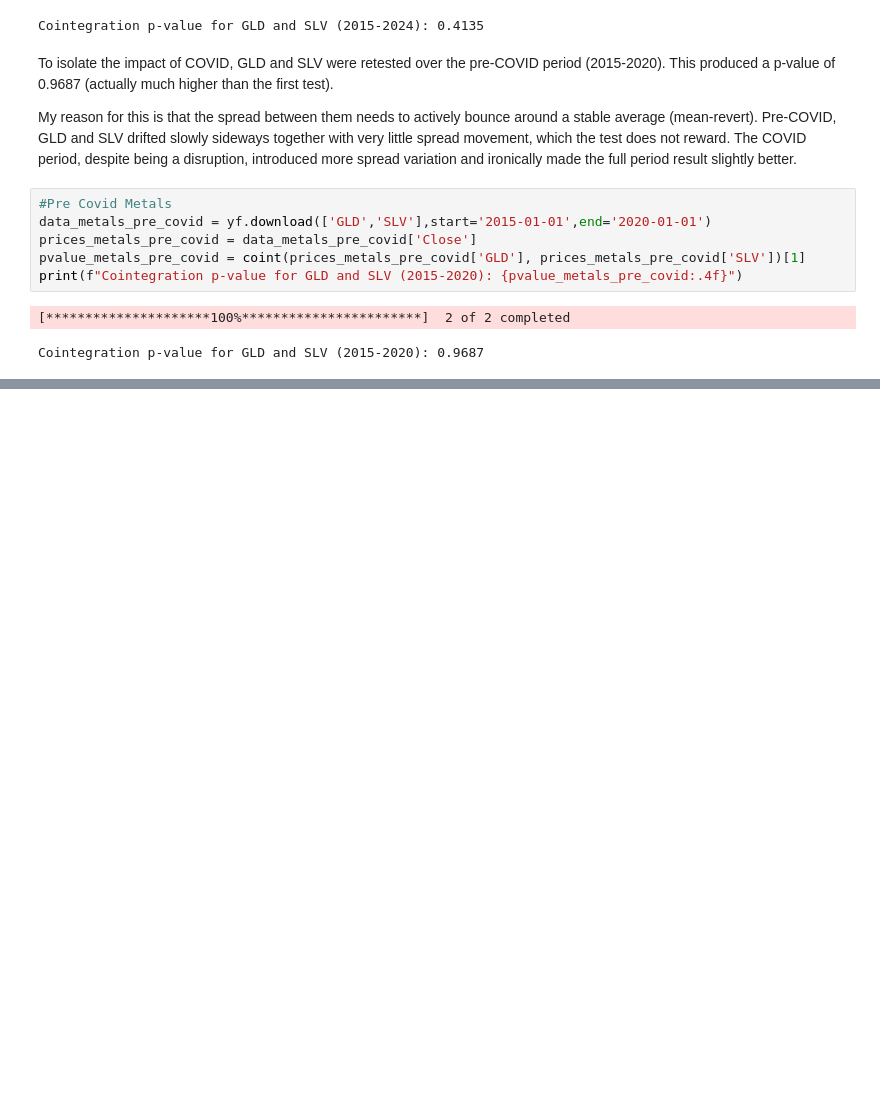
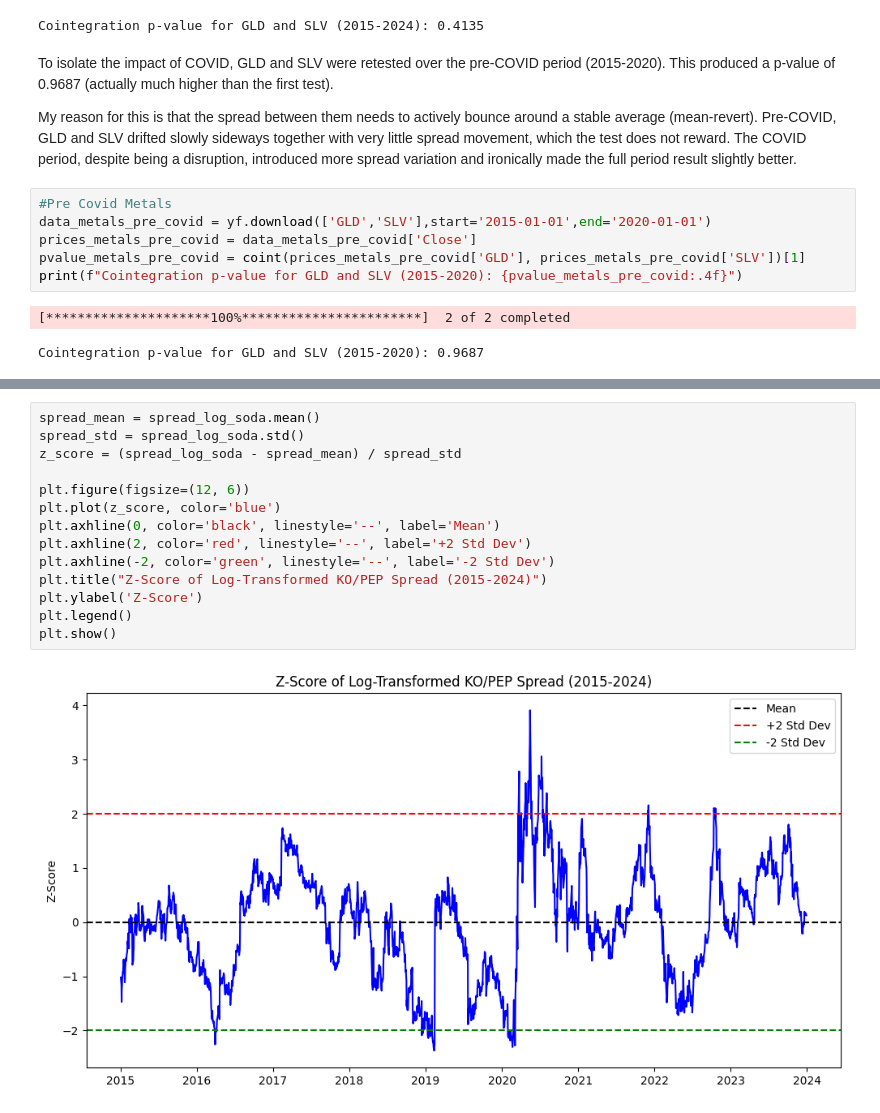
Before and after one commit to jonklein2007-hue/python-finance, a Jupyter notebook: projects/pair_trading.ipynb, the cells around one changed output, grey strips where cells are left out. Cells and saved outputs as stored; diff of their text form; blank space fills up the shorter version.

```diff
--- a/projects/pair_trading.ipynb
+++ b/projects/pair_trading.ipynb
@@ -117,0 +201,16 @@ Cointegration p-value for GLD and SLV (2015-2020): 0.9687
+# %%
+spread_mean = spread_log_soda.mean()
+spread_std = spread_log_soda.std()
+z_score = (spread_log_soda - spread_mean) / spread_std
+
+plt.figure(figsize=(12, 6))
+plt.plot(z_score, color='blue')
+plt.axhline(0, color='black', linestyle='--', label='Mean')
+plt.axhline(2, color='red', linestyle='--', label='+2 Std Dev')
+plt.axhline(-2, color='green', linestyle='--', label='-2 Std Dev')
+plt.title("Z-Score of Log-Transformed KO/PEP Spread (2015-2024)")
+plt.ylabel('Z-Score')
+plt.legend()
+plt.show()
+# %% [output]
+[figure, added]
```
Also changed, not shown: parts of 10 cells of this notebook.
